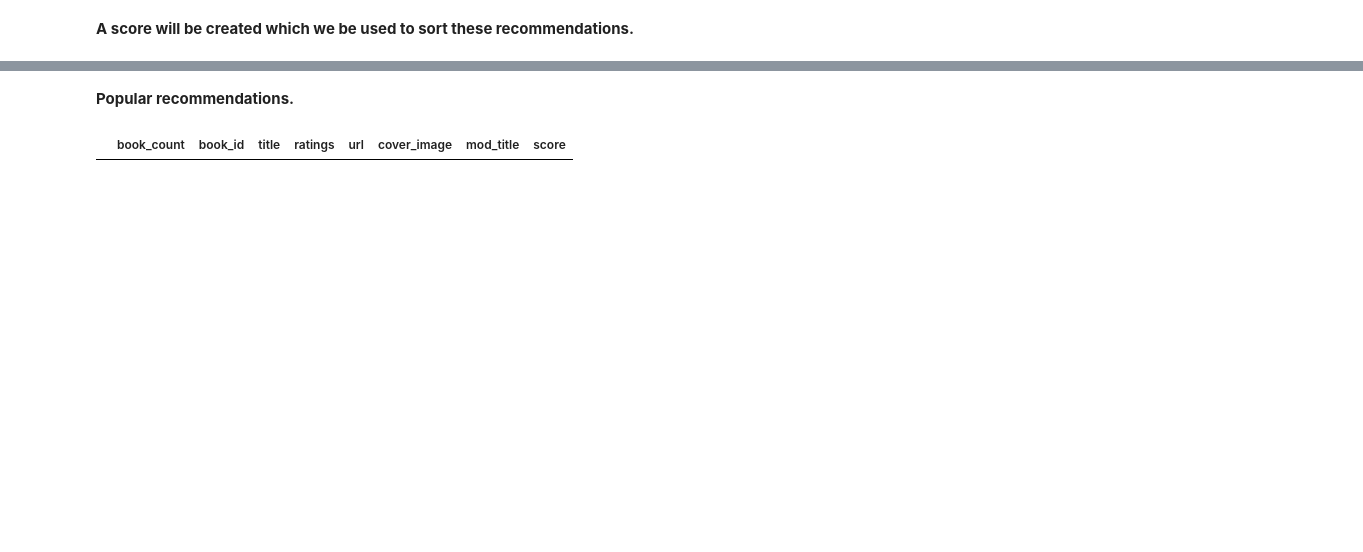
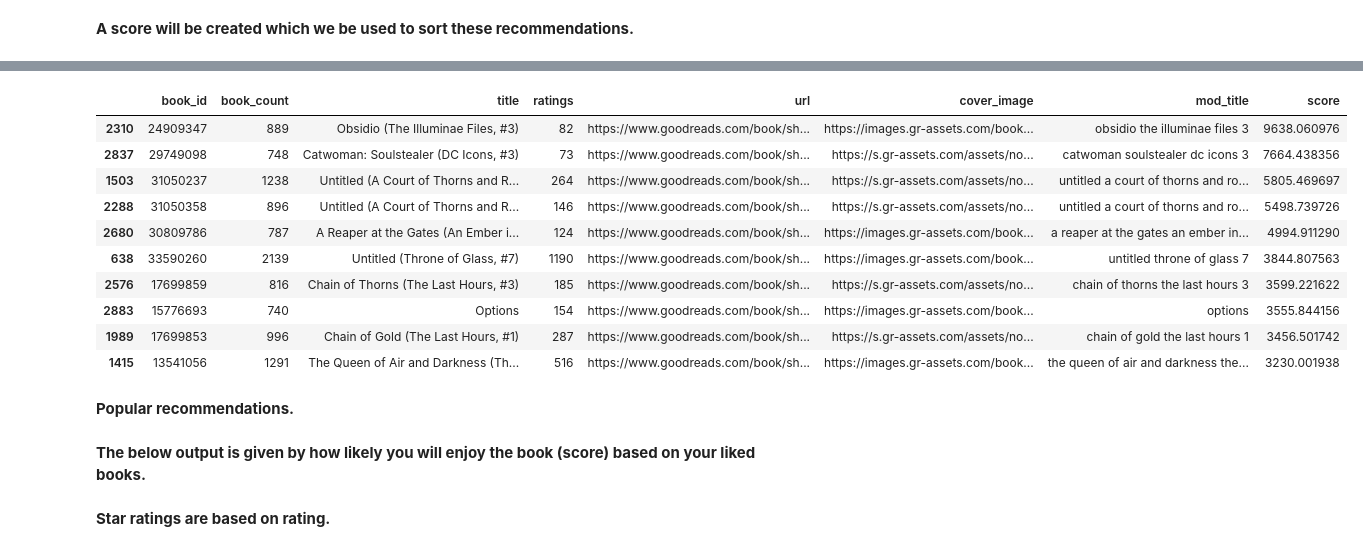
Before and after one commit to BritneyAgius/Book-Recommendation-System, a Jupyter notebook: Src/1. Machine Learning Project/recommendations.ipynb, the cells around one changed output, grey strips where cells are left out. Saved outputs shown, nothing was run; the diff lists cells and outputs as text; code cells hidden in the pictures; blank space fills up the shorter version.

```diff
--- a/Src/1. Machine Learning Project/recommendations.ipynb
+++ b/Src/1. Machine Learning Project/recommendations.ipynb
@@ -189,3 +182,21 @@ all_recs.sort_values("score", ascending=False).head(10)
+# %%
+all_recs[all_recs["book_count"] > 700].sort_values("score", ascending=False).head(10)
+# %% [output]
+|  | book_id | book_count | title | ratings | url | cover_image | mod_title | score |
+| 2310 | 24909347 | 889 | Obsidio (The Illuminae Files, #3) | 82 | https://www.goodreads.com/book/sh... | https://images.gr-assets.com/book... | obsidio the illuminae files 3 | 9638.060976 |
+| 2837 | 29749098 | 748 | Catwoman: Soulstealer (DC Icons, #3) | 73 | https://www.goodreads.com/book/sh... | https://s.gr-assets.com/assets/no... | catwoman soulstealer dc icons 3 | 7664.438356 |
+| 1503 | 31050237 | 1238 | Untitled (A Court of Thorns and R... | 264 | https://www.goodreads.com/book/sh... | https://s.gr-assets.com/assets/no... | untitled a court of thorns and ro... | 5805.469697 |
+| 2288 | 31050358 | 896 | Untitled (A Court of Thorns and R... | 146 | https://www.goodreads.com/book/sh... | https://s.gr-assets.com/assets/no... | untitled a court of thorns and ro... | 5498.739726 |
+| 2680 | 30809786 | 787 | A Reaper at the Gates (An Ember i... | 124 | https://www.goodreads.com/book/sh... | https://images.gr-assets.com/book... | a reaper at the gates an ember in... | 4994.911290 |
+| 638 | 33590260 | 2139 | Untitled (Throne of Glass, #7) | 1190 | https://www.goodreads.com/book/sh... | https://images.gr-assets.com/book... | untitled throne of glass 7 | 3844.807563 |
+| 2576 | 17699859 | 816 | Chain of Thorns (The Last Hours, #3) | 185 | https://www.goodreads.com/book/sh... | https://s.gr-assets.com/assets/no... | chain of thorns the last hours 3 | 3599.221622 |
+| 2883 | 15776693 | 740 | Options | 154 | https://www.goodreads.com/book/sh... | https://images.gr-assets.com/book... | options | 3555.844156 |
+| 1989 | 17699853 | 996 | Chain of Gold (The Last Hours, #1) | 287 | https://www.goodreads.com/book/sh... | https://s.gr-assets.com/assets/no... | chain of gold the last hours 1 | 3456.501742 |
+| 1415 | 13541056 | 1291 | The Queen of Air and Darkness (Th... | 516 | https://www.goodreads.com/book/sh... | https://images.gr-assets.com/book... | the queen of air and darkness the... | 3230.001938 |
 # %% [markdown]
 **Popular recommendations.**
+# %% [markdown]
+**The below output is given by how likely you will enjoy the book (score) based on your liked books.**
+# %% [markdown]
+**Star ratings are based on rating.**
 # %%
@@ -193,11 +203,0 @@ popular_recs = all_recs[all_recs["book_count"] > 75].sort_values("score", ascend
-# %%
-def make_clickable(val):
-    return '<a target="_blank" href="{}">Goodreads</a>'.format(val, val)
-
-def show_image(val):
-    return '<a href="{}"><img src="{}" width=50></img></a>'.format(val, val)
-
-
-popular_recs[~popular_recs["book_id"].isin(liked_books)].head(10).style.format({'url': make_clickable, 'cover_image': show_image})
-# %% [output]
-|  | book_count | book_id | title | ratings | url | cover_image | mod_title | score |
```
Also changed, not shown: parts of 31 cells of this notebook, 6 other files.
